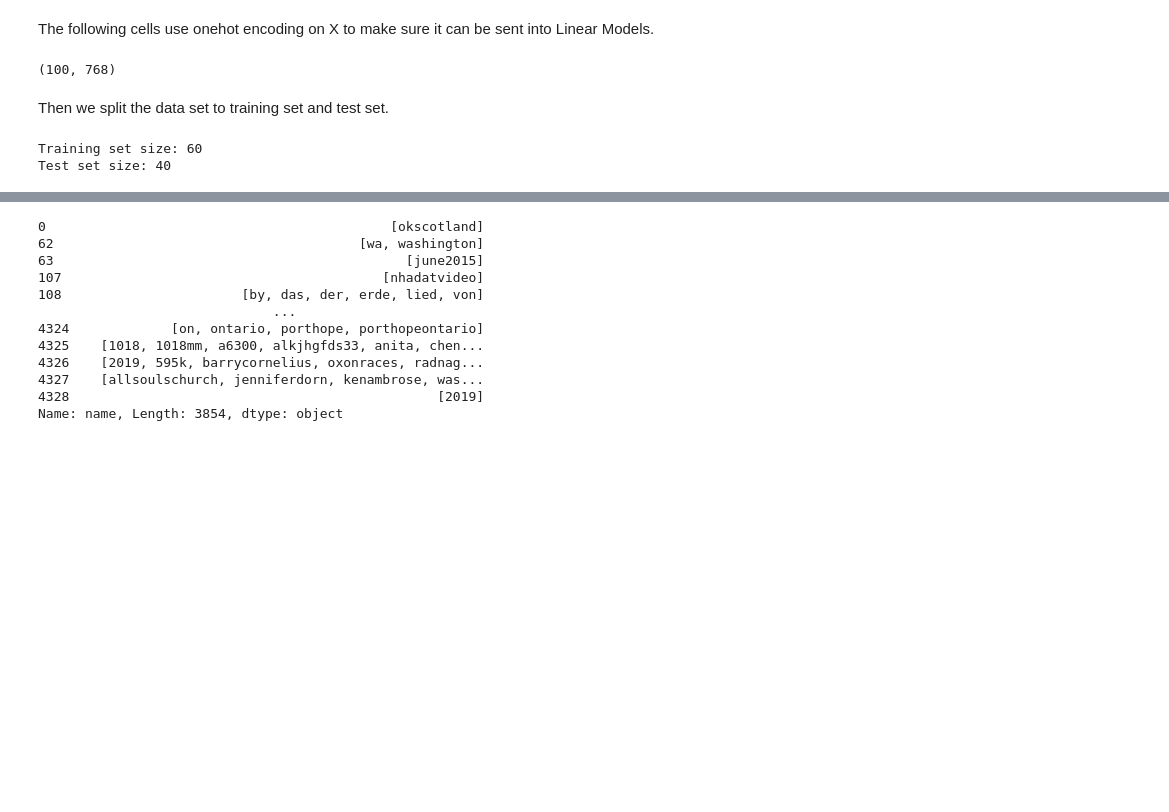
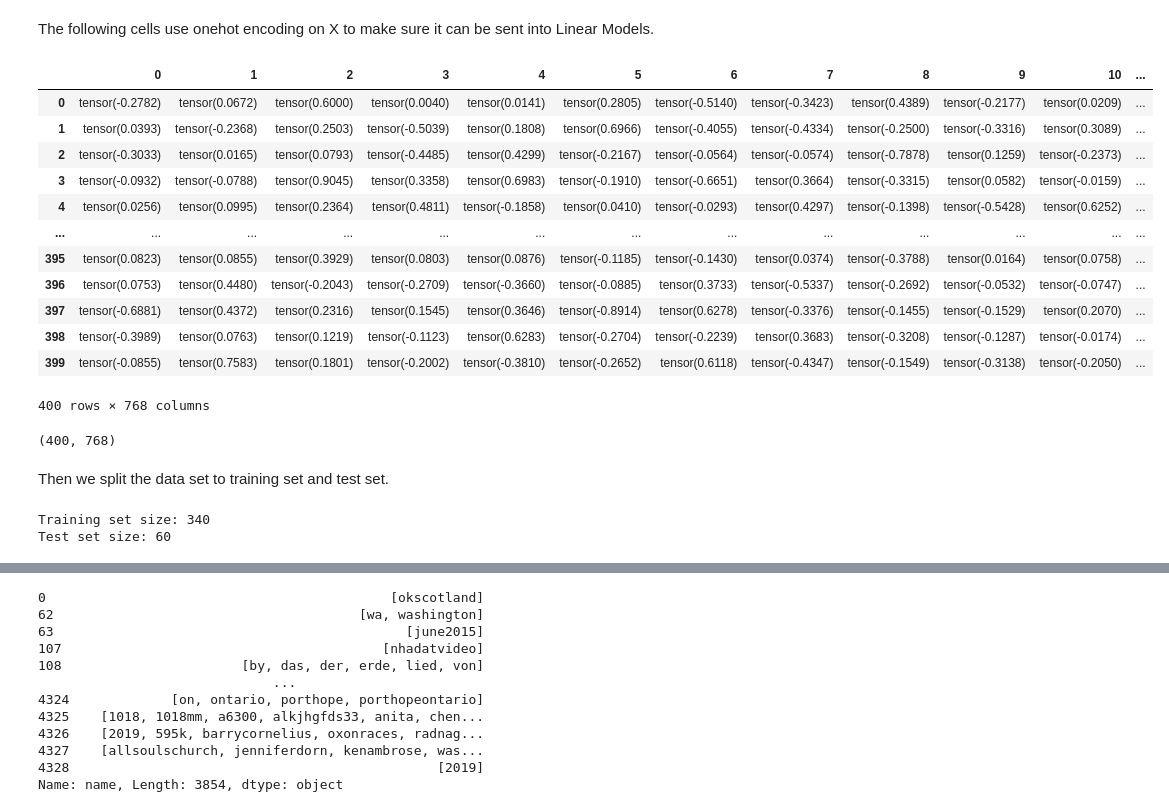
Before and after one commit to creativecommons/data-science-playground, a Jupyter notebook: Image Popularity and Authority/Image_view_Table_with_Vectorized_Tags.ipynb, the cells around one changed output, grey strips where cells are left out. Saved outputs shown, nothing was run; the diff lists cells and outputs as text; code cells hidden in the pictures; blank space fills up the shorter version.

```diff
--- a/Image Popularity and Authority/Image_view_Table_with_Vectorized_Tags.ipynb
+++ b/Image Popularity and Authority/Image_view_Table_with_Vectorized_Tags.ipynb
@@ -445,9 +518,10 @@ list_of_encoded_layers = []
 import time
 start = time.perf_counter()
 
-number_of_entry_to_encode = 100
+number_of_entry_to_encode = 400
 for sentence in proper_tagStr[:number_of_entry_to_encode]:
-  list_of_encoded_layers.append(get_encoded_layers(sentence))
+  if not sentence == '':
+    list_of_encoded_layers.append(get_encoded_layers(sentence))
   #print("\n")
 
 end = time.perf_counter()
@@ -593,6 +652,21 @@ y = image_view_sp_defined['standardized_popularity'][:100].values
 The following cells use onehot encoding on X to make sure it can be sent into Linear Models.
 # %%
 X = pd.DataFrame(data=X)
+X
+# %% [output]
+|  | 0 | 1 | 2 | 3 | 4 | 5 | 6 | 7 | 8 | 9 | 10 | ... |
+| 0 | tensor(-0.2782) | tensor(0.0672) | tensor(0.6000) | tensor(0.0040) | tensor(0.0141) | tensor(0.2805) | tensor(-0.5140) | tensor(-0.3423) | tensor(0.4389) | tensor(-0.2177) | tensor(0.0209) | ... |
+| 1 | tensor(0.0393) | tensor(-0.2368) | tensor(0.2503) | tensor(-0.5039) | tensor(0.1808) | tensor(0.6966) | tensor(-0.4055) | tensor(-0.4334) | tensor(-0.2500) | tensor(-0.3316) | tensor(0.3089) | ... |
+| 2 | tensor(-0.3033) | tensor(0.0165) | tensor(0.0793) | tensor(-0.4485) | tensor(0.4299) | tensor(-0.2167) | tensor(-0.0564) | tensor(-0.0574) | tensor(-0.7878) | tensor(0.1259) | tensor(-0.2373) | ... |
+| 3 | tensor(-0.0932) | tensor(-0.0788) | tensor(0.9045) | tensor(0.3358) | tensor(0.6983) | tensor(-0.1910) | tensor(-0.6651) | tensor(0.3664) | tensor(-0.3315) | tensor(0.0582) | tensor(-0.0159) | ... |
+| 4 | tensor(0.0256) | tensor(0.0995) | tensor(0.2364) | tensor(0.4811) | tensor(-0.1858) | tensor(0.0410) | tensor(-0.0293) | tensor(0.4297) | tensor(-0.1398) | tensor(-0.5428) | tensor(0.6252) | ... |
+| ... | ... | ... | ... | ... | ... | ... | ... | ... | ... | ... | ... | ... |
+| 395 | tensor(0.0823) | tensor(0.0855) | tensor(0.3929) | tensor(0.0803) | tensor(0.0876) | tensor(-0.1185) | tensor(-0.1430) | tensor(0.0374) | tensor(-0.3788) | tensor(0.0164) | tensor(0.0758) | ... |
+| 396 | tensor(0.0753) | tensor(0.4480) | tensor(-0.2043) | tensor(-0.2709) | tensor(-0.3660) | tensor(-0.0885) | tensor(0.3733) | tensor(-0.5337) | tensor(-0.2692) | tensor(-0.0532) | tensor(-0.0747) | ... |
+| 397 | tensor(-0.6881) | tensor(0.4372) | tensor(0.2316) | tensor(0.1545) | tensor(0.3646) | tensor(-0.8914) | tensor(0.6278) | tensor(-0.3376) | tensor(-0.1455) | tensor(-0.1529) | tensor(0.2070) | ... |
+| 398 | tensor(-0.3989) | tensor(0.0763) | tensor(0.1219) | tensor(-0.1123) | tensor(0.6283) | tensor(-0.2704) | tensor(-0.2239) | tensor(0.3683) | tensor(-0.3208) | tensor(-0.1287) | tensor(-0.0174) | ... |
+| 399 | tensor(-0.0855) | tensor(0.7583) | tensor(0.1801) | tensor(-0.2002) | tensor(-0.3810) | tensor(-0.2652) | tensor(0.6118) | tensor(-0.4347) | tensor(-0.1549) | tensor(-0.3138) | tensor(-0.2050) | ... |
+400 rows × 768 columns
 # %%
 from sklearn.feature_extraction import DictVectorizer
 
@@ -602,17 +676,17 @@ X = onehot.transform(rows)
 
 X.shape
 # %% [output]
-(100, 768)
+(400, 768)
 # %% [markdown]
 Then we split the data set to training set and test set.
 # %%
 from sklearn.model_selection import train_test_split
 
 X_train, X_test, y_train, y_test = train_test_split(
-    X, y, test_size=40, random_state=42
+    X, y, test_size=60, random_state=42
 )
 print(f'Training set size: {len(y_train)}')
 print(f'Test set size: {len(y_test)}')
 # %% [output]
-Training set size: 60
-Test set size: 40
+Training set size: 340
+Test set size: 60
```
Also changed, not shown: parts of 63 cells of this notebook.
